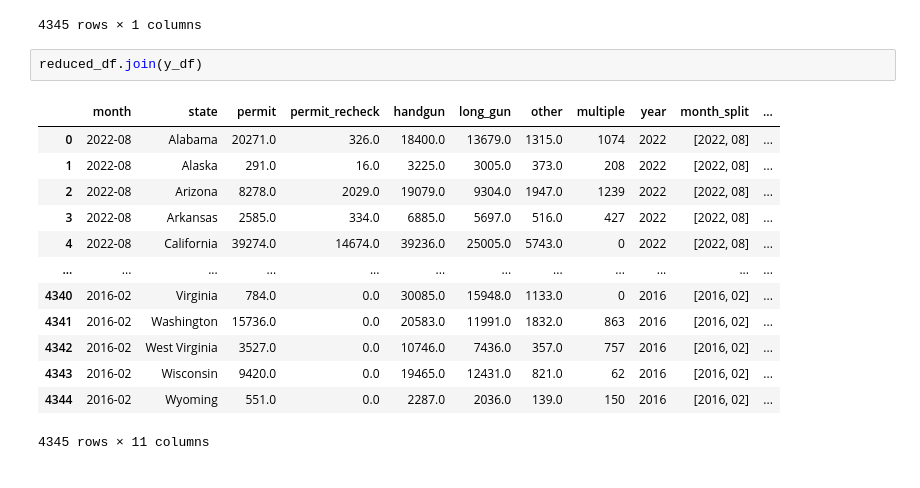
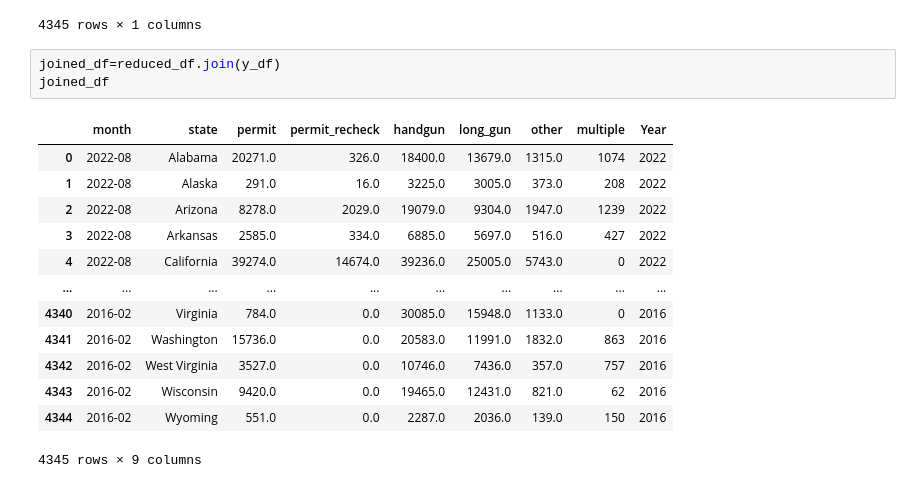
Before and after one commit to KWASSI09/Gun_Background_Check, a Jupyter notebook: Background_Clean.ipynb, the cells around one changed output. Cells and saved outputs as stored; diff of their text form.

```diff
--- a/Background_Clean.ipynb
+++ b/Background_Clean.ipynb
@@ -92,18 +92,19 @@ y_df
 | 4344 | 2016 |
 4345 rows × 1 columns
 # %%
-reduced_df.join(y_df)
+joined_df=reduced_df.join(y_df)
+joined_df
 # %% [output]
-|  | month | state | permit | permit_recheck | handgun | long_gun | other | multiple | year | month_split | ... |
-| 0 | 2022-08 | Alabama | 20271.0 | 326.0 | 18400.0 | 13679.0 | 1315.0 | 1074 | 2022 | [2022, 08] | ... |
-| 1 | 2022-08 | Alaska | 291.0 | 16.0 | 3225.0 | 3005.0 | 373.0 | 208 | 2022 | [2022, 08] | ... |
-| 2 | 2022-08 | Arizona | 8278.0 | 2029.0 | 19079.0 | 9304.0 | 1947.0 | 1239 | 2022 | [2022, 08] | ... |
-| 3 | 2022-08 | Arkansas | 2585.0 | 334.0 | 6885.0 | 5697.0 | 516.0 | 427 | 2022 | [2022, 08] | ... |
-| 4 | 2022-08 | California | 39274.0 | 14674.0 | 39236.0 | 25005.0 | 5743.0 | 0 | 2022 | [2022, 08] | ... |
-| ... | ... | ... | ... | ... | ... | ... | ... | ... | ... | ... | ... |
-| 4340 | 2016-02 | Virginia | 784.0 | 0.0 | 30085.0 | 15948.0 | 1133.0 | 0 | 2016 | [2016, 02] | ... |
-| 4341 | 2016-02 | Washington | 15736.0 | 0.0 | 20583.0 | 11991.0 | 1832.0 | 863 | 2016 | [2016, 02] | ... |
-| 4342 | 2016-02 | West Virginia | 3527.0 | 0.0 | 10746.0 | 7436.0 | 357.0 | 757 | 2016 | [2016, 02] | ... |
-| 4343 | 2016-02 | Wisconsin | 9420.0 | 0.0 | 19465.0 | 12431.0 | 821.0 | 62 | 2016 | [2016, 02] | ... |
-| 4344 | 2016-02 | Wyoming | 551.0 | 0.0 | 2287.0 | 2036.0 | 139.0 | 150 | 2016 | [2016, 02] | ... |
+|  | month | state | permit | permit_recheck | handgun | long_gun | other | multiple | Year |
+| 0 | 2022-08 | Alabama | 20271.0 | 326.0 | 18400.0 | 13679.0 | 1315.0 | 1074 | 2022 |
+| 1 | 2022-08 | Alaska | 291.0 | 16.0 | 3225.0 | 3005.0 | 373.0 | 208 | 2022 |
+| 2 | 2022-08 | Arizona | 8278.0 | 2029.0 | 19079.0 | 9304.0 | 1947.0 | 1239 | 2022 |
+| 3 | 2022-08 | Arkansas | 2585.0 | 334.0 | 6885.0 | 5697.0 | 516.0 | 427 | 2022 |
+| 4 | 2022-08 | California | 39274.0 | 14674.0 | 39236.0 | 25005.0 | 5743.0 | 0 | 2022 |
+| ... | ... | ... | ... | ... | ... | ... | ... | ... | ... |
+| 4340 | 2016-02 | Virginia | 784.0 | 0.0 | 30085.0 | 15948.0 | 1133.0 | 0 | 2016 |
+| 4341 | 2016-02 | Washington | 15736.0 | 0.0 | 20583.0 | 11991.0 | 1832.0 | 863 | 2016 |
+| 4342 | 2016-02 | West Virginia | 3527.0 | 0.0 | 10746.0 | 7436.0 | 357.0 | 757 | 2016 |
+| 4343 | 2016-02 | Wisconsin | 9420.0 | 0.0 | 19465.0 | 12431.0 | 821.0 | 62 | 2016 |
+| 4344 | 2016-02 | Wyoming | 551.0 | 0.0 | 2287.0 | 2036.0 | 139.0 | 150 | 2016 |
-4345 rows × 11 columns
+4345 rows × 9 columns
```
Also changed, not shown: parts of 10 cells of this notebook.
